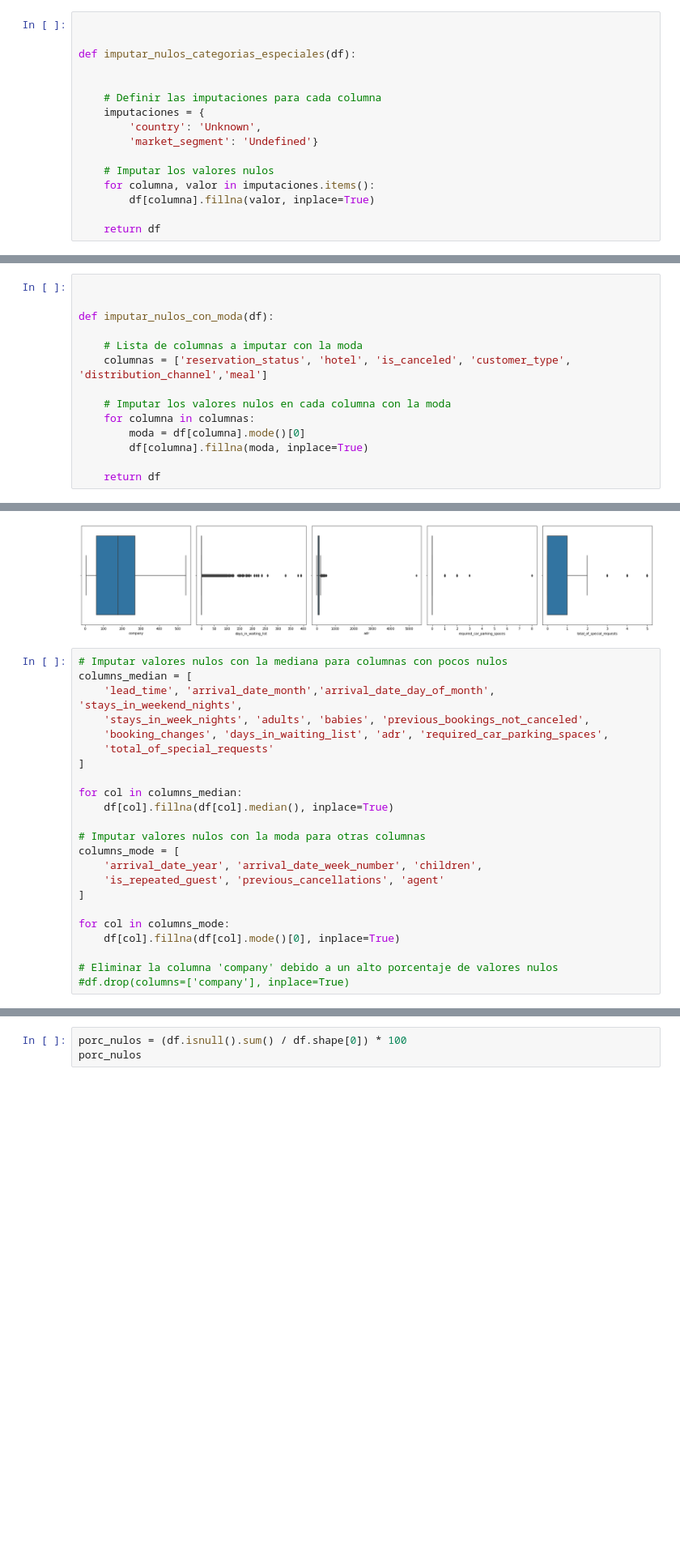
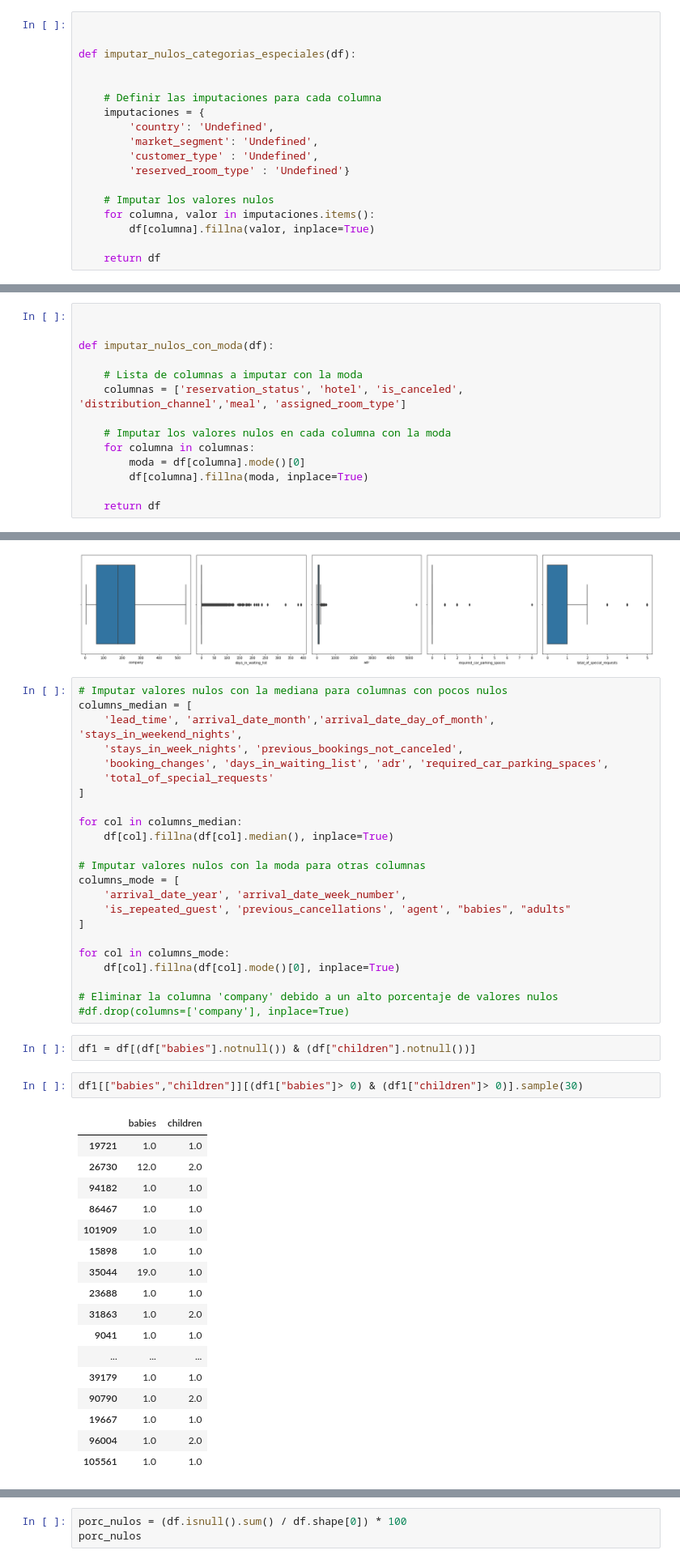
Before and after one commit to MaPitelli/fill_the_rooms, a Jupyter notebook: tranformations_final.ipynb, the cells around one changed output, grey strips where cells are left out. Shown at 81% size. Saved outputs shown, nothing was run; the diff lists cells and outputs as text; blank space fills up the shorter version.

```diff
--- a/tranformations_final.ipynb
+++ b/tranformations_final.ipynb
@@ -251,8 +251,10 @@ def imputar_nulos_categorias_especiales(df):
 
     # Definir las imputaciones para cada columna
     imputaciones = {
-        'country': 'Unknown',
-        'market_segment': 'Undefined'}
+        'country': 'Undefined',
+        'market_segment': 'Undefined',
+        'customer_type' : 'Undefined',
+        'reserved_room_type' : 'Undefined'}
 
     # Imputar los valores nulos
     for columna, valor in imputaciones.items():
@@ -267,7 +269,7 @@ df = imputar_nulos_categorias_especiales(df)
 def imputar_nulos_con_moda(df):
 
     # Lista de columnas a imputar con la moda
-    columnas = ['reservation_status', 'hotel', 'is_canceled', 'customer_type', 'distribution_channel','meal']
+    columnas = ['reservation_status', 'hotel', 'is_canceled', 'distribution_channel','meal', 'assigned_room_type']
 
     # Imputar los valores nulos en cada columna con la moda
     for columna in columnas:
@@ -386,7 +412,7 @@ for i in range(0, len(nulos_esta_num), lote_size):
 # Imputar valores nulos con la mediana para columnas con pocos nulos
 columns_median = [
     'lead_time', 'arrival_date_month','arrival_date_day_of_month', 'stays_in_weekend_nights',
-    'stays_in_week_nights', 'adults', 'babies', 'previous_bookings_not_canceled',
+    'stays_in_week_nights', 'previous_bookings_not_canceled',
     'booking_changes', 'days_in_waiting_list', 'adr', 'required_car_parking_spaces',
     'total_of_special_requests'
 ]
@@ -396,8 +422,8 @@ for col in columns_median:
 
 # Imputar valores nulos con la moda para otras columnas
 columns_mode = [
-    'arrival_date_year', 'arrival_date_week_number', 'children',
-    'is_repeated_guest', 'previous_cancellations', 'agent'
+    'arrival_date_year', 'arrival_date_week_number',
+    'is_repeated_guest', 'previous_cancellations', 'agent', "babies", "adults"
 ]
 
 for col in columns_mode:
@@ -405,3 +431,25 @@ for col in columns_mode:
 
 # Eliminar la columna 'company' debido a un alto porcentaje de valores nulos
 #df.drop(columns=['company'], inplace=True)
+# %%
+df1 = df[(df["babies"].notnull()) & (df["children"].notnull())]
+# %%
+df1[["babies","children"]][(df1["babies"]> 0) & (df1["children"]> 0)].sample(30)
+# %% [output]
+|  | babies | children |
+| 19721 | 1.0 | 1.0 |
+| 26730 | 12.0 | 2.0 |
+| 94182 | 1.0 | 1.0 |
+| 86467 | 1.0 | 1.0 |
+| 101909 | 1.0 | 1.0 |
+| 15898 | 1.0 | 1.0 |
+| 35044 | 19.0 | 1.0 |
+| 23688 | 1.0 | 1.0 |
+| 31863 | 1.0 | 2.0 |
+| 9041 | 1.0 | 1.0 |
+| ... | ... | ... |
+| 39179 | 1.0 | 1.0 |
+| 90790 | 1.0 | 2.0 |
+| 19667 | 1.0 | 1.0 |
+| 96004 | 1.0 | 2.0 |
+| 105561 | 1.0 | 1.0 |
```
Also changed, not shown: parts of 7 cells of this notebook.
